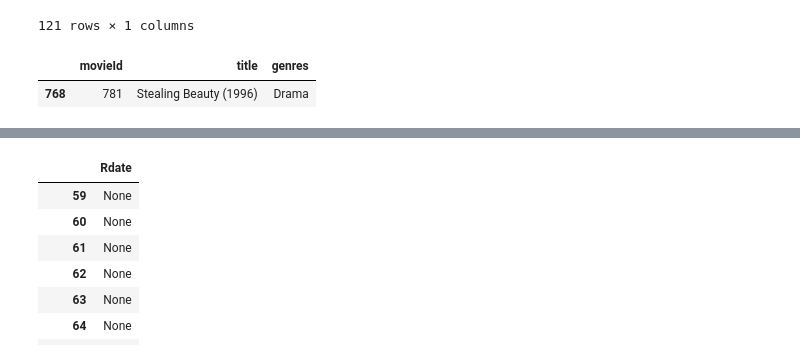
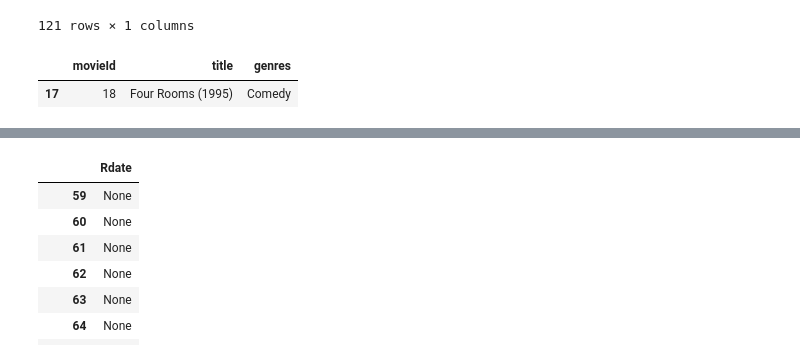
Before and after one commit to sergioperezf/mine4201-taller3, a Jupyter notebook: Taller 3.ipynb, the cells around one changed output, grey strips where cells are left out. Drawn from its saved outputs; the diff is of its cells as text; code cells hidden in the pictures.

```diff
--- a/Taller 3.ipynb
+++ b/Taller 3.ipynb
@@ -212,11 +212,11 @@ pelicula.sort_values('tag')
 | 411569 | é˜®ä¸€é¸£ |
 121 rows × 1 columns
 # %%
-pelicula = movies[movies['movieId']==781]
+pelicula = movies[movies['movieId']==18]
 pelicula
 # %% [output]
 |  | movieId | title | genres |
-| 768 | 781 | Stealing Beauty (1996) | Drama |
+| 17 | 18 | Four Rooms (1995) | Comedy |
 # %%
 def get_movie_description():
     sparql = SPARQLWrapper("http://dbpedia.org/sparql")
```
Also changed, not shown: parts of 36 cells of this notebook.
